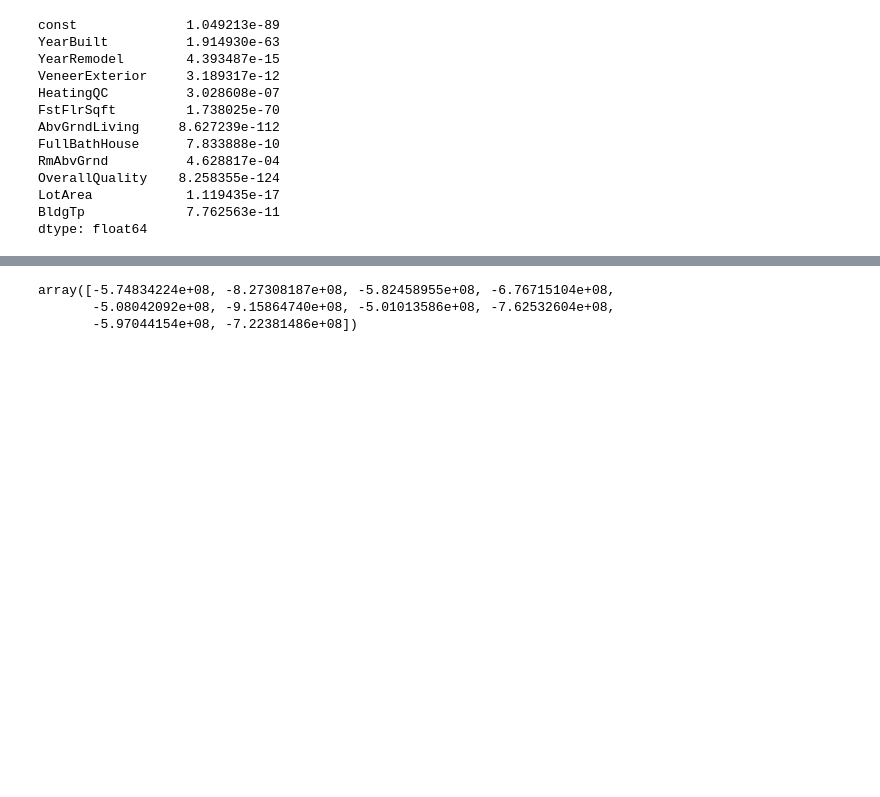
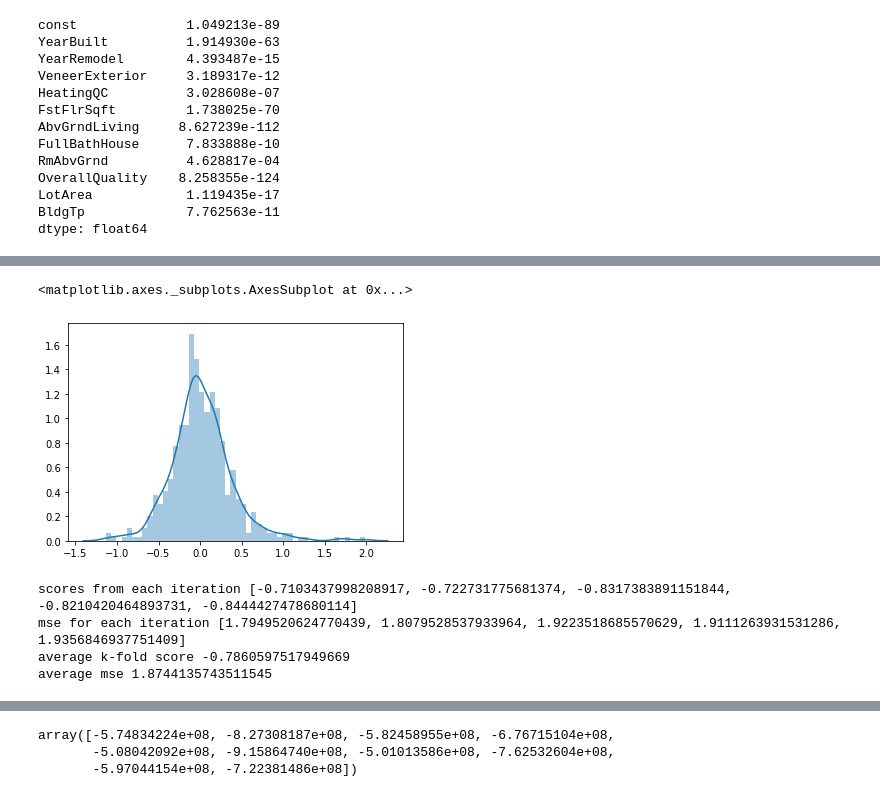
Before and after one commit to k21k/Python-Notes, a Jupyter notebook: Exercises - Qasim/Machine Learning/Linear Regression/Linear Regression (Part 3)/Final Project - answer K.ipynb, the cells around one changed output, grey strips where cells are left out. Drawn from its saved outputs; the diff is of its cells as text; code cells hidden in the pictures; blank space fills up the shorter version.

```diff
--- a/Exercises - Qasim/Machine Learning/Linear Regression/Linear Regression (Part 3)/Final Project - answer K.ipynb
+++ b/Exercises - Qasim/Machine Learning/Linear Regression/Linear Regression (Part 3)/Final Project - answer K.ipynb
@@ -600,0 +531,38 @@ print(y_test.shape)
+# %%
+# Plotting the errors
+sns.distplot((y_test-y_pred),bins=50)
+# %% [output]
+<matplotlib.axes._subplots.AxesSubplot at 0x...>
+[figure, added]
+# %%
+# Implementing K-Fold Cross Validation
+
+from sklearn import metrics
+from sklearn.model_selection import KFold
+kf = KFold(n_splits=5, shuffle = True)
+
+linreg = LinearRegression()
+
+scores = []
+mse = []
+
+for i in range(5):
+    result = next(kf.split(X), None)
+    X_train = X.iloc[result[0]]
+    X_test = X.iloc[result[1]]
+    y_train = y.iloc[result[0]]
+    t_test = y.iloc[result[1]]
+    model = linreg.fit(X_train,y_train)
+    y_pred = linreg.predict(X_test)
+    scores.append(model.score(X_test, y_test))
+    mse.append(mean_squared_error(y_test, y_pred))
+
+print('scores from each iteration', scores)
+print('mse for each iteration', mse)
+print('average k-fold score', np.mean(scores))
+print('average mse', np.mean(mse))
+# %% [output]
+scores from each iteration [-0.7103437998208917, -0.722731775681374, -0.8317383891151844, -0.8210420464893731, -0.8444427478680114]
+mse for each iteration [1.7949520624770439, 1.8079528537933964, 1.9223518685570629, 1.9111263931531286, 1.9356846937751409]
+average k-fold score -0.7860597517949669
+average mse 1.8744135743511545
```
Also changed, not shown: parts of 39 cells of this notebook, 6 other files.
